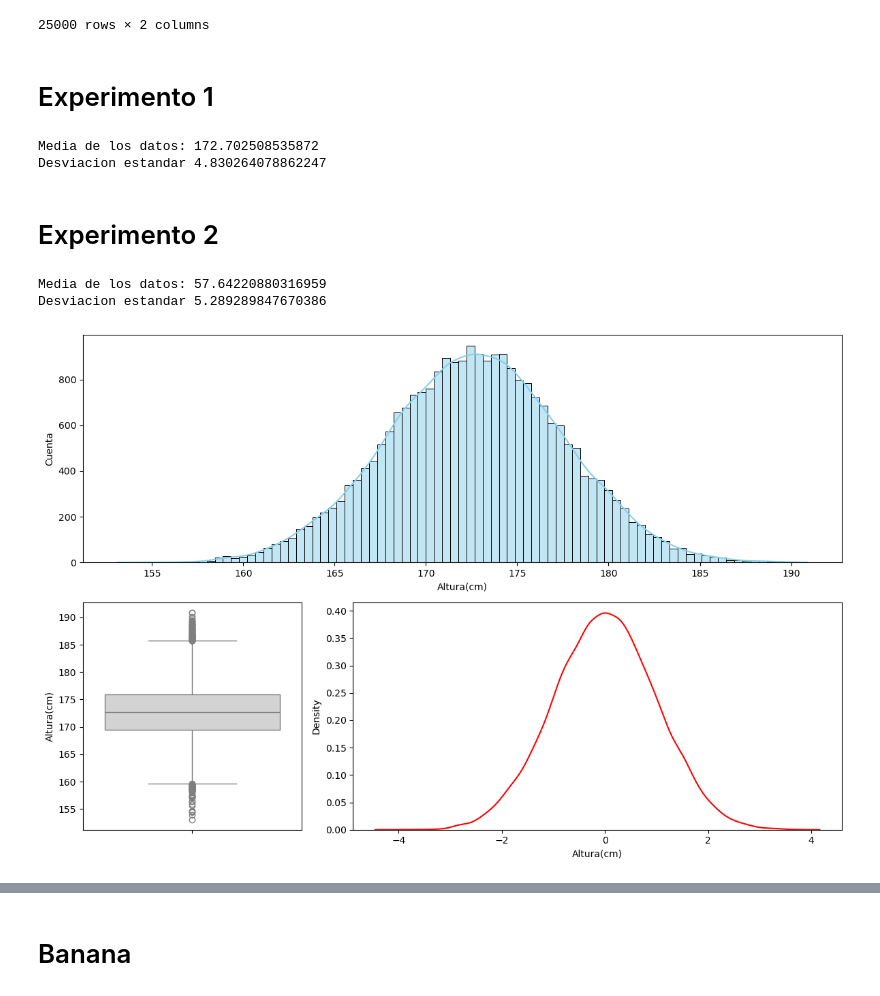
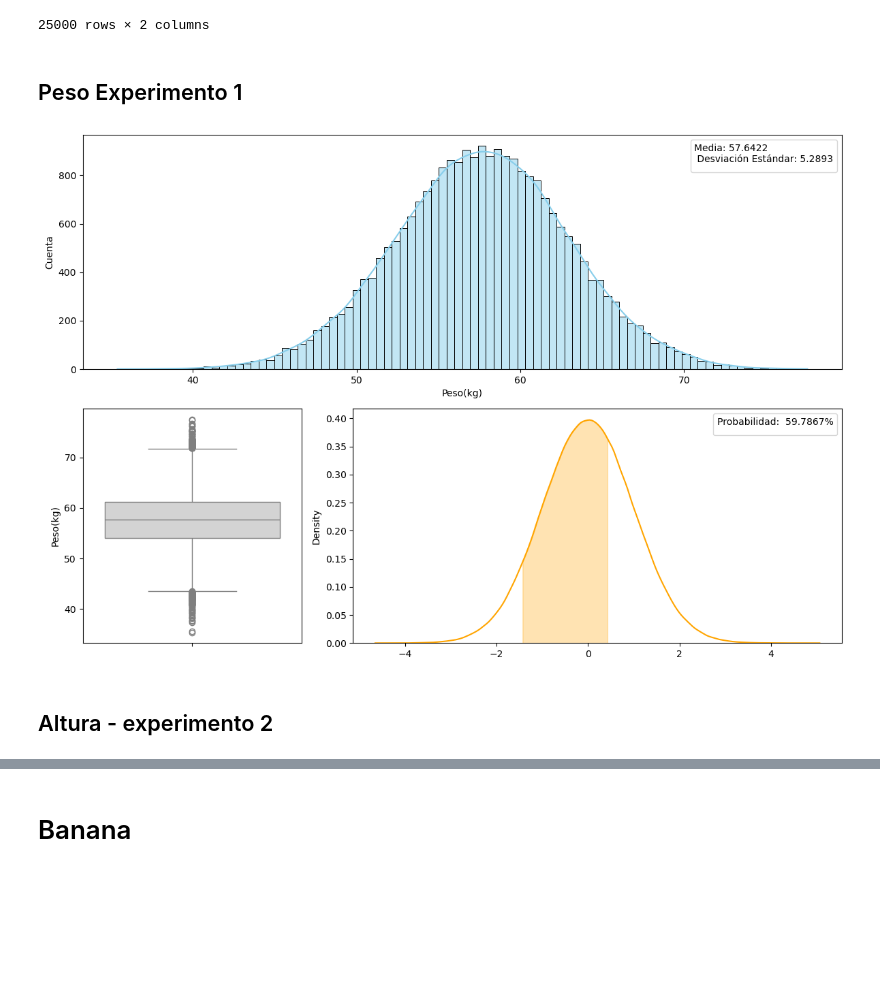
Before and after one commit to CesarLepeITT/ProyectoProba, a Jupyter notebook: experimentos.ipynb, the cells around one changed output, grey strips where cells are left out. Drawn from its saved outputs; the diff is of its cells as text; code cells hidden in the pictures; blank space fills up the shorter version.

Commit message:
Realizado grafica corregida y guardado figuras

```diff
--- a/experimentos.ipynb
+++ b/experimentos.ipynb
@@ -44,12 +94,4 @@ HeightWeight
 | 25000 | 174.949129 | 56.641938 |
 25000 rows × 2 columns
 # %% [markdown]
-# Experimento 1
+## Peso Experimento 1
-# %%
-media = HeightWeight['Altura(cm)'].mean()
-std = HeightWeight['Altura(cm)'].std()
-print(f'Media de los datos: {media}')
-print(f'Desviacion estandar {std}')
-# %% [output]
-Media de los datos: 172.702508535872
-Desviacion estandar 4.830264078862247
@@ -59,10 +98,6 @@ alturas_normalizadas['Altura(cm)'] = (HeightWeight['Altura(cm)'] - media) / std
+# %%
+get_figures(HeightWeight['Peso(kg)'], nombre='1_Peso', rango = [50,60])
+# %% [output]
+[figure, added]
 # %% [markdown]
-# Experimento 2
+## Altura - experimento 2
-# %%
-media = HeightWeight['Peso(kg)'].mean()
-std = HeightWeight['Peso(kg)'].std()
-print(f'Media de los datos: {media}')
-print(f'Desviacion estandar {std}')
-# %% [output]
-Media de los datos: 57.64220880316959
-Desviacion estandar 5.289289847670386
@@ -72,25 +103,0 @@ pesos_normalizados['Peso(kg)'] = (HeightWeight['Peso(kg)'] - media) / std
-# %%
-def get_figures(data, data_normalizada, columna, nombre = None):
-    # Crear la figura y el diseño con gridspec
-    fig = plt.figure(figsize=(12, 8))
-    gs = fig.add_gridspec(2, 3)  # 3 filas, 3 columnas
-
-    # Gráfico que abarca toda la primera fila
-    ax1 = fig.add_subplot(gs[0, :])  # Primera fila, todas las columnas
-    sns.histplot(data[columna], kde=True, ax=ax1, stat='count',color='skyblue')
-    ax1.set_ylabel('Cuenta')
-    #ax1.set_title('Histograma que abarca toda la fila')
-
-    # Gráfico que ocupa las dos primeras columnas en la segunda fila
-    ax2 = fig.add_subplot(gs[1, 0])  # Segunda fila, columnas 0 y 1
-    sns.boxplot(data[columna], ax=ax2, color='lightgray')
-    #ax2.set_title('Boxplot en dos columnas')
-    #
-    ax3 = fig.add_subplot(gs[1, 1:])
-    sns.kdeplot(data_normalizada[columna], ax=ax3, color='red')
-
-    plt.tight_layout()
-    plt.show()
-get_figures(HeightWeight, alturas_normalizadas, 'Altura(cm)')
-# %% [output]
-[figure, removed]
```
Also changed, not shown: parts of 59 cells of this notebook, 21 other files.
